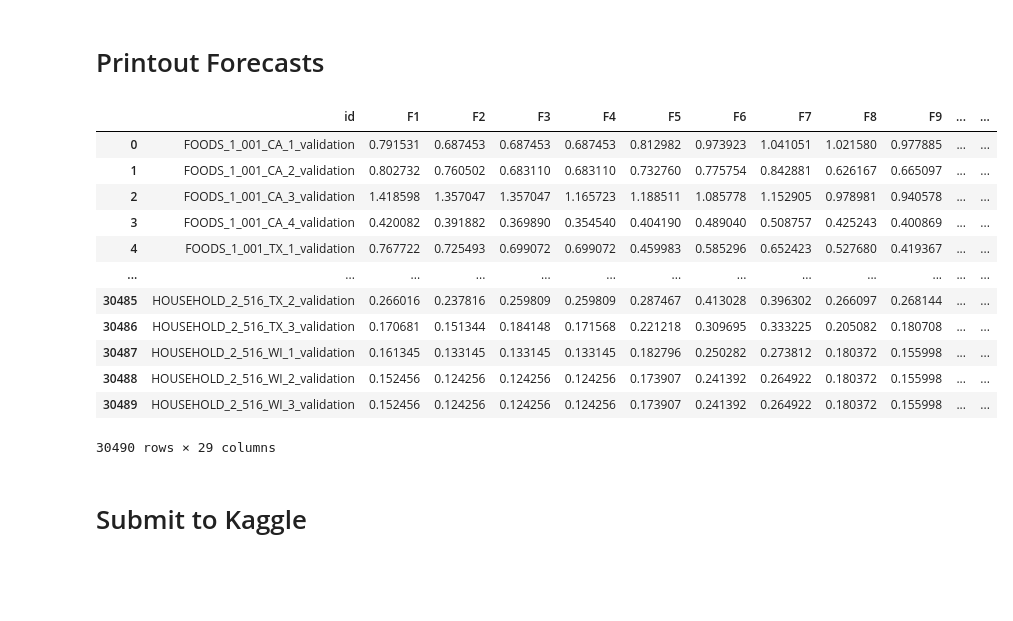
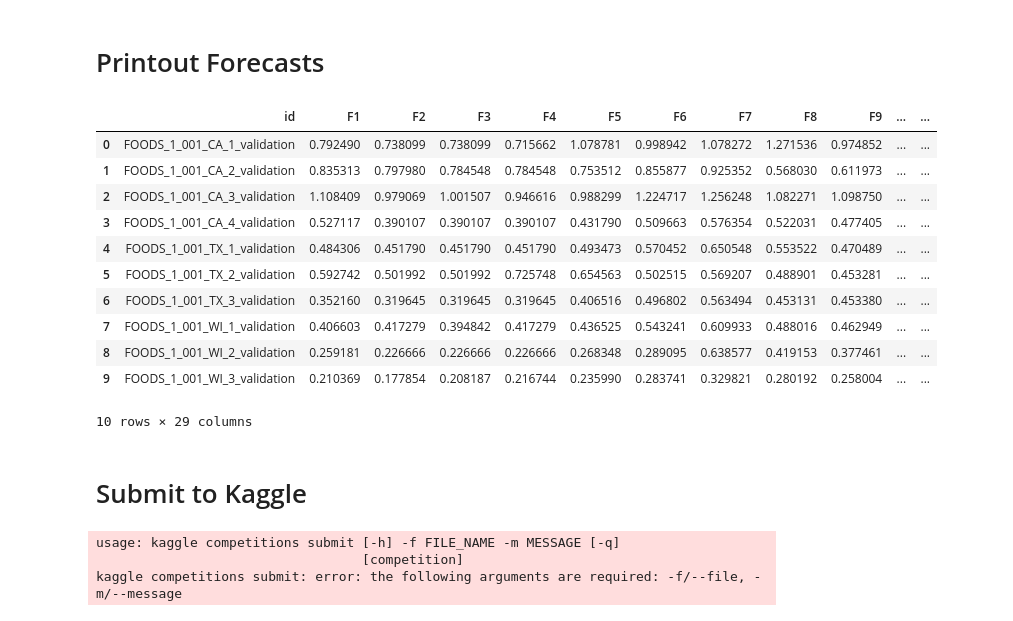
Before and after one commit to dominicdoerig/predicting-sales-data, a Jupyter notebook: m5_challenge/06_forecast_supervised_learning.ipynb, the cells around one changed output. Cells and saved outputs as stored; diff of their text form; code cells hidden in the pictures; blank space fills up the shorter version.

```diff
--- a/m5_challenge/06_forecast_supervised_learning.ipynb
+++ b/m5_challenge/06_forecast_supervised_learning.ipynb
@@ -223,0 +216,21 @@ y_pred = clf.predict(x_val)
+# %%
+
+params = {
+    'boosting_type': 'gbdt',
+    'metric': 'rmse',
+    'objective': 'regression',
+    'seed': 10,
+    'learning_rate': 0.15,
+    'bagging_fraction': 0.75,
+    'bagging_freq': 10,
+    'max_bin' : 128 ,
+    'feature_fraction ': 0.75,
+}
+
+evals_result = {}  # to record eval results for plotting
+
+gbm = lgb.train(params,train_data, valid_sets=[train_data, validation_data],
+                evals_result=evals_result, num_boost_round = 1000 ,
+                verbose_eval = 25, early_stopping_rounds=20)
+
+y_pred = gbm.predict(x_pred)
@@ -256,22 +278,0 @@ plt.show()
-# %%
-# Plot training deviance
-
-test_score = np.zeros((len(clf.estimators_), ), dtype=np.float64)
-
-for i, y_pred in enumerate(clf.staged_predict(x_val)):
-    test_score[i] = clf.loss_(y_val, y_pred)
-
-plt.figure(figsize=(12, 6))
-plt.subplot(1, 2, 1)
-plt.title('Deviance')
-plt.plot(np.arange(len(clf.estimators_)) + 1,
-         clf.train_score_,
-         'b-',
-         label='Training Set Deviance')
-plt.plot(np.arange(len(clf.estimators_)) + 1,
-         test_score,
-         'r-',
-         label='Test Set Deviance')
-plt.legend(loc='upper right')
-plt.xlabel('Boosting Iterations')
-plt.ylabel('Deviance')
@@ -302,35 +300,38 @@ for i, df in df_results.groupby(['id']):
 # %%
 # convert dict to dataframe
 submission_df = pd.DataFrame(submission_dict).T
 submission_df.reset_index(level=0, inplace=True)
 submission_df.columns = ['id'] + [f'F{di}' for di in list(range(1, 29))]
-submission_df
+submission_df.head(10)
 # %% [output]
 |  | id | F1 | F2 | F3 | F4 | F5 | F6 | F7 | F8 | F9 | ... | ... |
-| 0 | FOODS_1_001_CA_1_validation | 0.791531 | 0.687453 | 0.687453 | 0.687453 | 0.812982 | 0.973923 | 1.041051 | 1.021580 | 0.977885 | ... | ... |
-| 1 | FOODS_1_001_CA_2_validation | 0.802732 | 0.760502 | 0.683110 | 0.683110 | 0.732760 | 0.775754 | 0.842881 | 0.626167 | 0.665097 | ... | ... |
-| 2 | FOODS_1_001_CA_3_validation | 1.418598 | 1.357047 | 1.357047 | 1.165723 | 1.188511 | 1.085778 | 1.152905 | 0.978981 | 0.940578 | ... | ... |
-| 3 | FOODS_1_001_CA_4_validation | 0.420082 | 0.391882 | 0.369890 | 0.354540 | 0.404190 | 0.489040 | 0.508757 | 0.425243 | 0.400869 | ... | ... |
-| 4 | FOODS_1_001_TX_1_validation | 0.767722 | 0.725493 | 0.699072 | 0.699072 | 0.459983 | 0.585296 | 0.652423 | 0.527680 | 0.419367 | ... | ... |
-| ... | ... | ... | ... | ... | ... | ... | ... | ... | ... | ... | ... | ... |
-| 30485 | HOUSEHOLD_2_516_TX_2_validation | 0.266016 | 0.237816 | 0.259809 | 0.259809 | 0.287467 | 0.413028 | 0.396302 | 0.266097 | 0.268144 | ... | ... |
-| 30486 | HOUSEHOLD_2_516_TX_3_validation | 0.170681 | 0.151344 | 0.184148 | 0.171568 | 0.221218 | 0.309695 | 0.333225 | 0.205082 | 0.180708 | ... | ... |
-| 30487 | HOUSEHOLD_2_516_WI_1_validation | 0.161345 | 0.133145 | 0.133145 | 0.133145 | 0.182796 | 0.250282 | 0.273812 | 0.180372 | 0.155998 | ... | ... |
-| 30488 | HOUSEHOLD_2_516_WI_2_validation | 0.152456 | 0.124256 | 0.124256 | 0.124256 | 0.173907 | 0.241392 | 0.264922 | 0.180372 | 0.155998 | ... | ... |
-| 30489 | HOUSEHOLD_2_516_WI_3_validation | 0.152456 | 0.124256 | 0.124256 | 0.124256 | 0.173907 | 0.241392 | 0.264922 | 0.180372 | 0.155998 | ... | ... |
+| 0 | FOODS_1_001_CA_1_validation | 0.792490 | 0.738099 | 0.738099 | 0.715662 | 1.078781 | 0.998942 | 1.078272 | 1.271536 | 0.974852 | ... | ... |
+| 1 | FOODS_1_001_CA_2_validation | 0.835313 | 0.797980 | 0.784548 | 0.784548 | 0.753512 | 0.855877 | 0.925352 | 0.568030 | 0.611973 | ... | ... |
+| 2 | FOODS_1_001_CA_3_validation | 1.108409 | 0.979069 | 1.001507 | 0.946616 | 0.988299 | 1.224717 | 1.256248 | 1.082271 | 1.098750 | ... | ... |
+| 3 | FOODS_1_001_CA_4_validation | 0.527117 | 0.390107 | 0.390107 | 0.390107 | 0.431790 | 0.509663 | 0.576354 | 0.522031 | 0.477405 | ... | ... |
+| 4 | FOODS_1_001_TX_1_validation | 0.484306 | 0.451790 | 0.451790 | 0.451790 | 0.493473 | 0.570452 | 0.650548 | 0.553522 | 0.470489 | ... | ... |
+| 5 | FOODS_1_001_TX_2_validation | 0.592742 | 0.501992 | 0.501992 | 0.725748 | 0.654563 | 0.502515 | 0.569207 | 0.488901 | 0.453281 | ... | ... |
+| 6 | FOODS_1_001_TX_3_validation | 0.352160 | 0.319645 | 0.319645 | 0.319645 | 0.406516 | 0.496802 | 0.563494 | 0.453131 | 0.453380 | ... | ... |
+| 7 | FOODS_1_001_WI_1_validation | 0.406603 | 0.417279 | 0.394842 | 0.417279 | 0.436525 | 0.543241 | 0.609933 | 0.488016 | 0.462949 | ... | ... |
+| 8 | FOODS_1_001_WI_2_validation | 0.259181 | 0.226666 | 0.226666 | 0.226666 | 0.268348 | 0.289095 | 0.638577 | 0.419153 | 0.377461 | ... | ... |
+| 9 | FOODS_1_001_WI_3_validation | 0.210369 | 0.177854 | 0.208187 | 0.216744 | 0.235990 | 0.283741 | 0.329821 | 0.280192 | 0.258004 | ... | ... |
-30490 rows × 29 columns
+10 rows × 29 columns
 # %% [markdown]
 # Submit to Kaggle
 # %%
-if performance_validation is False:
+if submit_to_kaggle:
     # Bring data to Kaggel's required form (evaluation & validation)
     df_submission = submission_df.append(
         submission_df.replace(to_replace='validation', value='evaluation',
                               regex=True))
     filename = utils.get_m5_root_dir(
-    ) + '/data/submissions/gradient_boosting_regressor_v_1_1.csv'
+    ) + '/data/submissions/gradient_boosting_regressor_v_2_0.csv'
     df_submission.to_csv(filename, index=False)
 
 
     # Submit via Kaggle API or with website https://www.kaggle.com/c/m5-forecasting-accuracy/submissions
-    #!kaggle competitions submit - c m5-forecasting-accuracy - f data/submissions/gradient_boosting_regressor_v_1_0.csv - m"gradient_boosting_regressor_v_1_0.csv"
+    !kaggle competitions submit - c m5-forecasting-accuracy - f data/submissions/gradient_boosting_regressor_v_2_0.csv - m "gradient_boosting_regressor_v_2_0.csv"
+# %% [output]
+usage: kaggle competitions submit [-h] -f FILE_NAME -m MESSAGE [-q]
+                                  [competition]
+kaggle competitions submit: error: the following arguments are required: -f/--file, -m/--message
```
Also changed, not shown: parts of 25 cells of this notebook.
